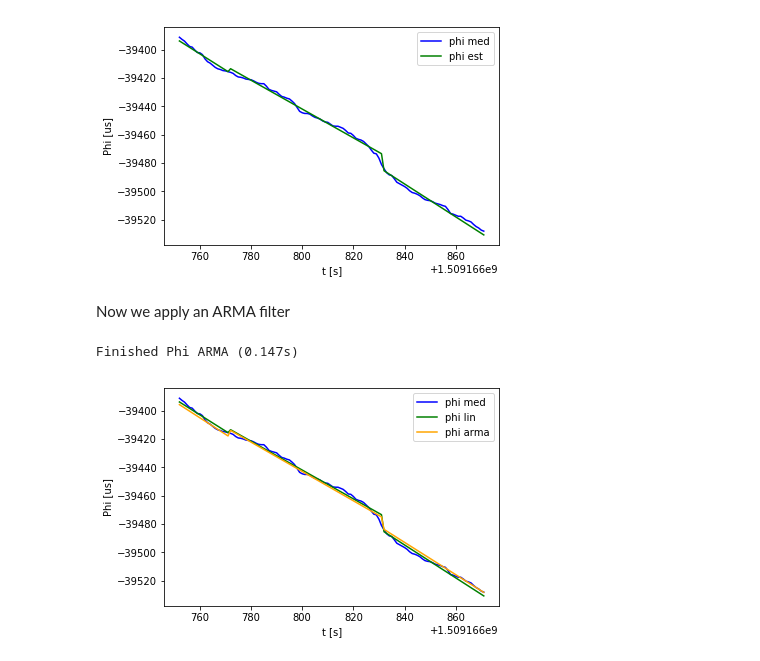
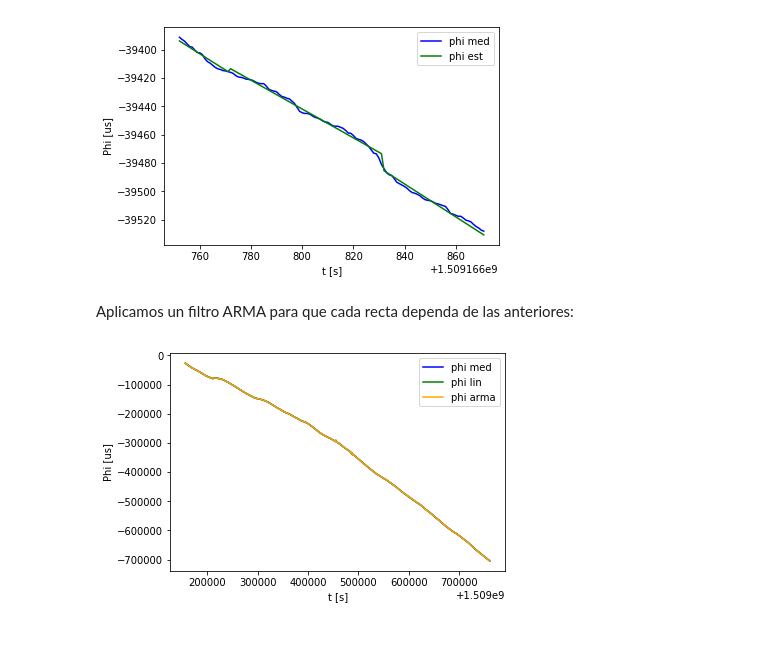
Before and after one commit to TallerIII-SIC/taller3-sic, a Jupyter notebook: src/sic.ipynb, the cells around one changed output. Cells and saved outputs as stored; diff of their text form; code cells hidden in the pictures.

```diff
--- a/src/sic.ipynb
+++ b/src/sic.ipynb
@@ -98,28 +91,22 @@ plt.ylabel('Phi [us]')
 plt.legend(('phi med', 'phi est'));
 # %% [output]
 [figure]
-# %% [markdown]
-Now we apply an ARMA filter
+# %% [markdown]
+Aplicamos un filtro ARMA para que cada recta dependa de las anteriores:
 # %%
-from estimate_phi import arma_filter
-
-timer.start()
 alpha = 0.15
 f, k = arma_filter(f_lin, k_lin, alpha)
 phi_arma = np.zeros(len(t1))
 for i in range(len(t1) // 60):
     phi_arma[i * 60:(i + 1) * 60] = t1[i * 60:(i + 1) * 60] * f[i] + k[i]
-timer.end("Finished Phi ARMA ({:.3f}s)")
-# %% [output]
-Finished Phi ARMA (0.147s)
 # %%
-start = 10000
-end = start + 120
+start = 0
+end = -1
 plt.plot(t1[start:end]/1e6,phi_med_600[start:end],c='b')
 plt.plot(t1[start:end]/1e6,phi_lin[start:end],c='g')
 plt.plot(t1[start:end]/1e6,phi_arma[start:end],c='orange')
 plt.xlabel('t [s]')
 plt.ylabel('Phi [us]')
 plt.legend(('phi med','phi lin', 'phi arma'));
 # %% [output]
-[figure, old version]
+[figure, new version]
```
Also changed, not shown: parts of 37 cells of this notebook, 26 other files.
